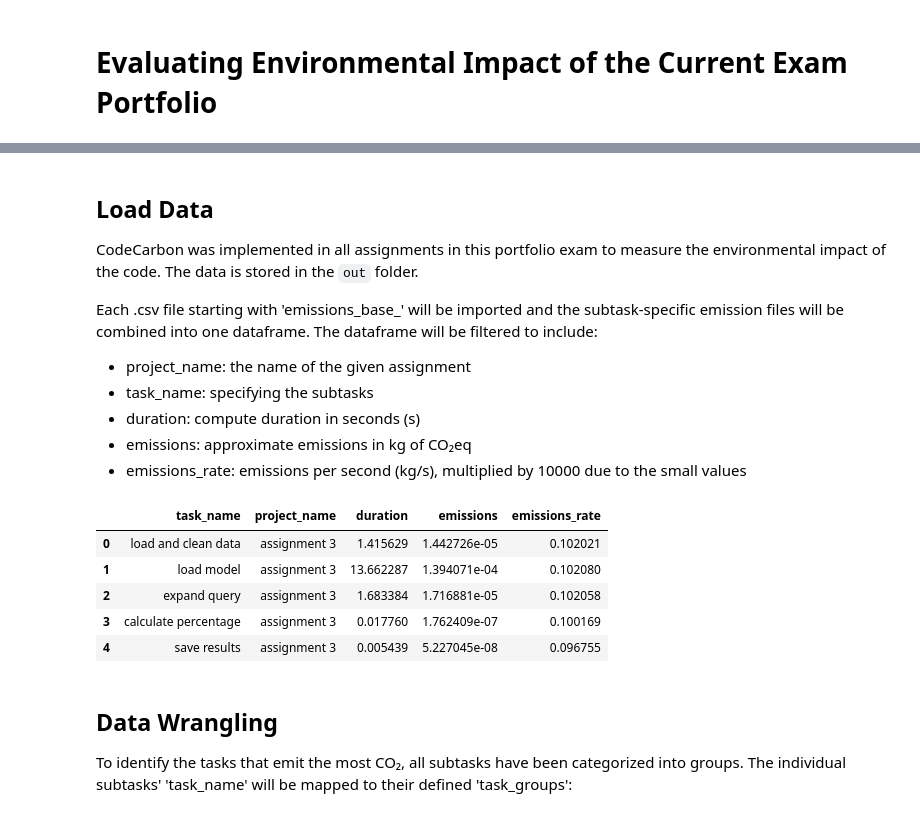
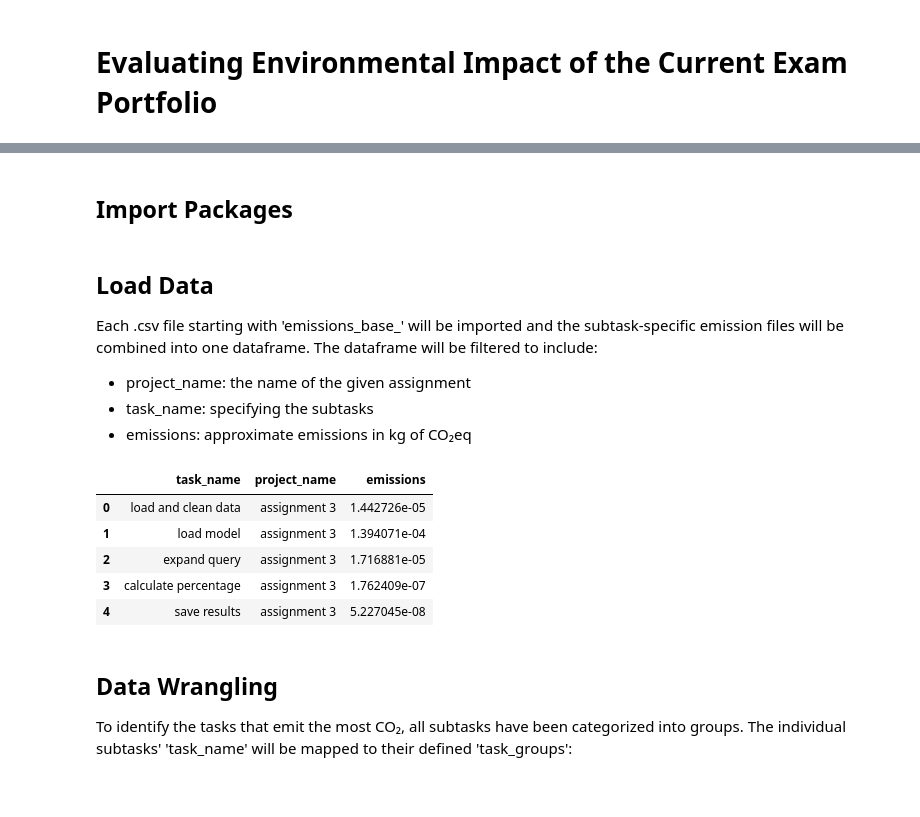
Before and after one commit to SMosegaard/cds-lang, a Jupyter notebook: assignments/assignment-5/src/inspect_environmental_impact.ipynb, the cells around one changed output, grey strips where cells are left out. Drawn from its saved outputs; the diff is of its cells as text; code cells hidden in the pictures.

````diff
--- a/assignments/assignment-5/src/inspect_environmental_impact.ipynb
+++ b/assignments/assignment-5/src/inspect_environmental_impact.ipynb
@@ -15,3 +7,5 @@ Afterwards, the packages can be imported:
+# %% [markdown]
+## Import Packages
 # %%
 import pandas as pd
 import os
@@ -21,35 +15,29 @@ import seaborn.objects as so
 import matplotlib.pyplot as plt
 # %% [markdown]
 ## Load Data
-
-CodeCarbon was implemented in all assignments in this portfolio exam to measure the environmental impact of the code. The data is stored in the ```out``` folder.
 
 Each .csv file starting with 'emissions_base_' will be imported and the subtask-specific emission files will be combined into one dataframe. The dataframe will be filtered to include:
 
 - project_name: the name of the given assignment
 - task_name: specifying the subtasks
-- duration: compute duration in seconds (s)
 - emissions: approximate emissions in kg of CO₂eq
-- emissions_rate: emissions per second (kg/s), multiplied by 10000 due to the small values
 # %%
 base_file_list = glob.glob(os.path.join("../out/emissions_base_*.csv"))
 
 df = [pd.read_csv(file) for file in base_file_list]
 df = pd.concat(df, ignore_index = True)
 
 df.to_csv("../out/combined_base_emissions.csv", index = False)
 
-df["emissions_rate"] = df["emissions_rate"] * 10000
-
-df = df.loc[:, df.columns.isin(["project_name", "task_name", "duration", "emissions", "emissions_rate"])]
+df = df.loc[:, df.columns.isin(["project_name", "task_name", "emissions"])]
 df.head()
 # %% [output]
-|  | task_name | project_name | duration | emissions | emissions_rate |
-| 0 | load and clean data | assignment 3 | 1.415629 | 1.442726e-05 | 0.102021 |
-| 1 | load model | assignment 3 | 13.662287 | 1.394071e-04 | 0.102080 |
-| 2 | expand query | assignment 3 | 1.683384 | 1.716881e-05 | 0.102058 |
-| 3 | calculate percentage | assignment 3 | 0.017760 | 1.762409e-07 | 0.100169 |
-| 4 | save results | assignment 3 | 0.005439 | 5.227045e-08 | 0.096755 |
+|  | task_name | project_name | emissions |
+| 0 | load and clean data | assignment 3 | 1.442726e-05 |
+| 1 | load model | assignment 3 | 1.394071e-04 |
+| 2 | expand query | assignment 3 | 1.716881e-05 |
+| 3 | calculate percentage | assignment 3 | 1.762409e-07 |
+| 4 | save results | assignment 3 | 5.227045e-08 |
 # %% [markdown]
 ## Data Wrangling
 
````
Also changed, not shown: parts of 4 cells of this notebook.
